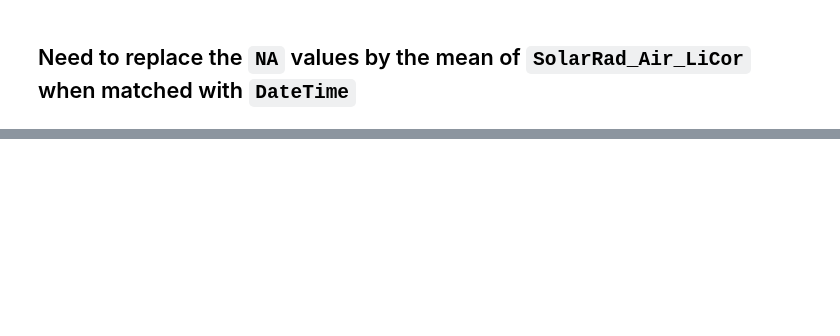
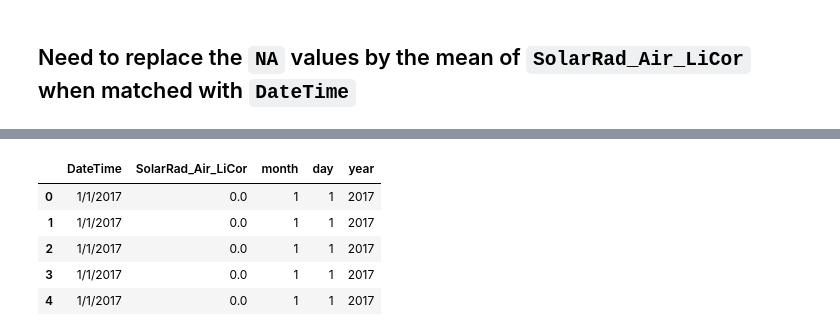
Before and after one commit to anirban-a/JeffersonProject, a Jupyter notebook: solar_radiation_data_wrangle.ipynb, the cells around one changed output, grey strips where cells are left out. Cells and saved outputs as stored; diff of their text form; code cells hidden in the pictures; blank space fills up the shorter version.

```diff
--- a/solar_radiation_data_wrangle.ipynb
+++ b/solar_radiation_data_wrangle.ipynb
@@ -110,0 +262,15 @@ ws_17_solar.SolarRad_Air_LiCor.fillna(ws_17_solar.SolarRad_Air_LiCor.mean(), inp
+# %%
+def get_part(idx:int, date: str) -> str:
+    return date.split('/')[idx]
+
+#
+# def get_day(date: str) -> str:
+#     return date.split('/')[1]
+#
+#
+# def get_year(date: str) -> str:
+#     return date.split('/')[2]
+# %%
+ws_17_solar['month'] = ws_17_solar.DateTime.map(partial(get_part, 0))
+ws_17_solar['day'] = ws_17_solar.DateTime.map(partial(get_part, 1))
+ws_17_solar['year'] = ws_17_solar.DateTime.map(partial(get_part, 2))
@@ -110,0 +293,9 @@ ws_17_solar.SolarRad_Air_LiCor.fillna(ws_17_solar.SolarRad_Air_LiCor.mean(), inp
+# %%
+ws_17_solar.head()
+# %% [output]
+|  | DateTime | SolarRad_Air_LiCor | month | day | year |
+| 0 | 1/1/2017 | 0.0 | 1 | 1 | 2017 |
+| 1 | 1/1/2017 | 0.0 | 1 | 1 | 2017 |
+| 2 | 1/1/2017 | 0.0 | 1 | 1 | 2017 |
+| 3 | 1/1/2017 | 0.0 | 1 | 1 | 2017 |
+| 4 | 1/1/2017 | 0.0 | 1 | 1 | 2017 |
```
Also changed, not shown: parts of 38 cells of this notebook.
